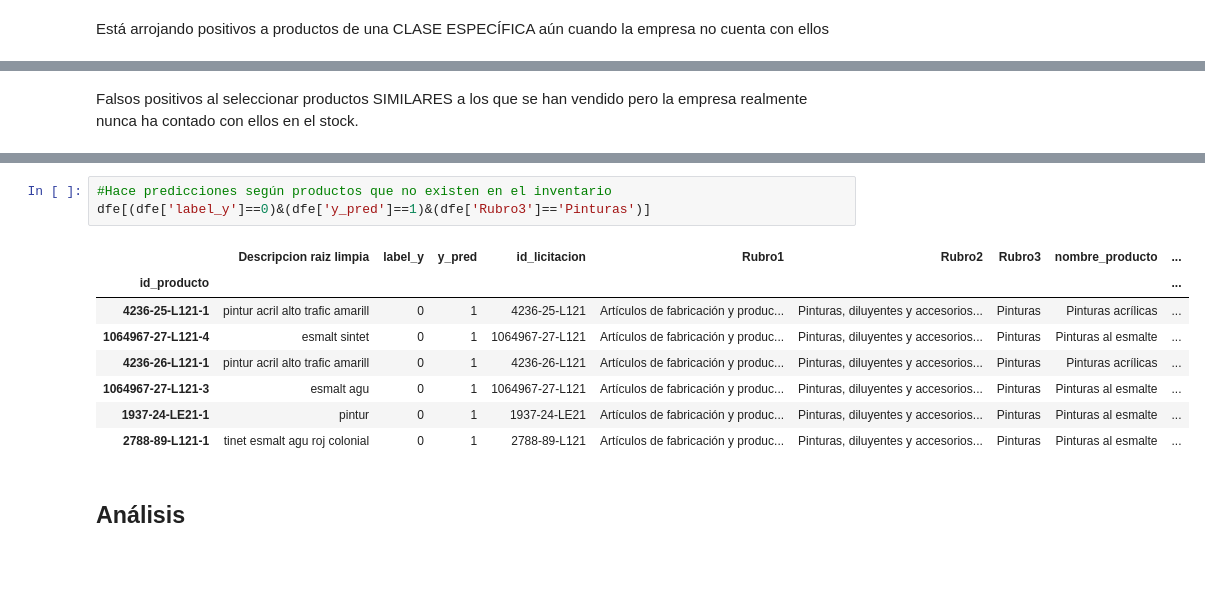
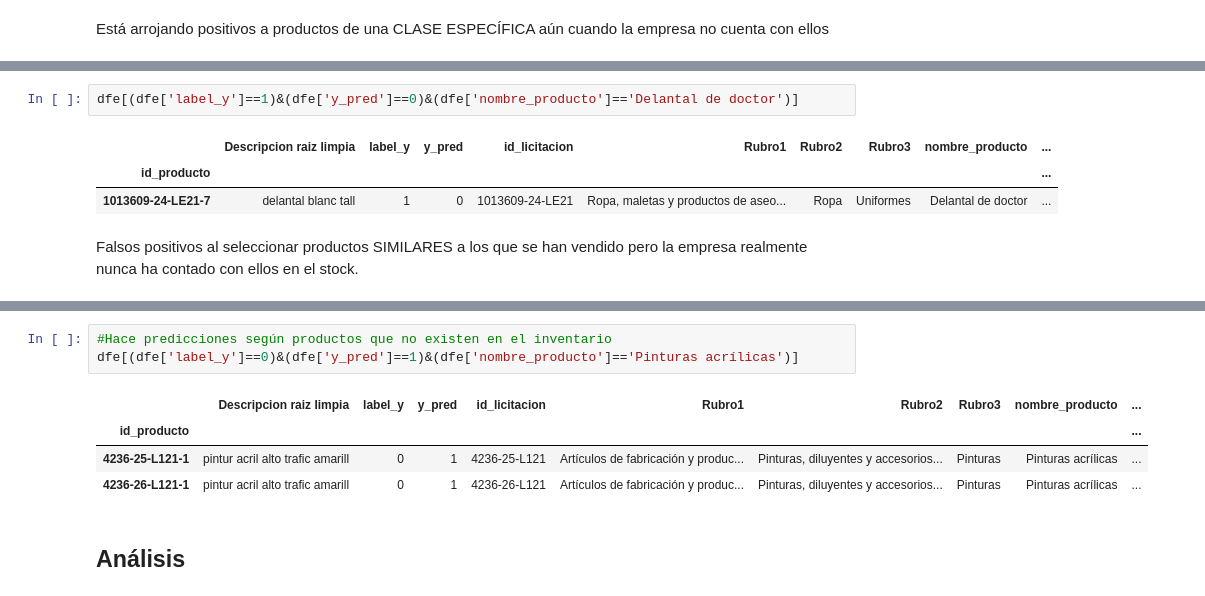
Before and after one commit to metalkutz/juanito_v2.0, a Jupyter notebook: Modelos/mod_reg_logist.ipynb, the cells around one changed output, grey strips where cells are left out. Cells and saved outputs as stored; diff of their text form; blank space fills up the shorter version.

```diff
--- a/Modelos/mod_reg_logist.ipynb
+++ b/Modelos/mod_reg_logist.ipynb
@@ -419,6 +402,12 @@ dfe[(dfe['label_y']==0)&(dfe['y_pred']==1) & (dfe.descripcion.str.contains('PINT
 | 4236-26-L121-1 | pintur acril alto trafic amarill | 0 | 1 | 4236-26-L121 | Artículos de fabricación y produc... | Pinturas, diluyentes y accesorios... | Pinturas | Pinturas acrílicas | ... |
 | 1937-24-LE21-1 | pintur | 0 | 1 | 1937-24-LE21 | Artículos de fabricación y produc... | Pinturas, diluyentes y accesorios... | Pinturas | Pinturas al esmalte | ... |
 | 2377-245-L121-1 | repuest equip pintur segun list a... | 0 | 1 | 2377-245-L121 | Artículos de fabricación y produc... | Artículos de ferretería | Accesorios de Ferretería | Kits de montaje | ... |
+# %%
+dfe[(dfe['label_y']==1)&(dfe['y_pred']==0)&(dfe['nombre_producto']=='Delantal de doctor')]
+# %% [output]
+|  | Descripcion raiz limpia | label_y | y_pred | id_licitacion | Rubro1 | Rubro2 | Rubro3 | nombre_producto | ... |
+| id_producto |  |  |  |  |  |  |  |  | ... |
+| 1013609-24-LE21-7 | delantal blanc tall | 1 | 0 | 1013609-24-LE21 | Ropa, maletas y productos de aseo... | Ropa | Uniformes | Delantal de doctor | ... |
 # %% [markdown]
 Falsos positivos al seleccionar productos SIMILARES
 a los que se han vendido pero la empresa realmente nunca ha contado con ellos en el stock.
@@ -435,16 +424,12 @@ dfe[(dfe['label_y']==1)&(dfe['y_pred']==1)&(dfe['Rubro3']=='Pinturas')]
 | 3540-88-L121-16 | galon pintur sintet amarill agu | 1 | 1 | 3540-88-L121 | Artículos de fabricación y produc... | Pinturas, diluyentes y accesorios... | Pinturas | Pinturas al esmalte | ... |
 # %%
 #Hace predicciones según productos que no existen en el inventario
-dfe[(dfe['label_y']==0)&(dfe['y_pred']==1)&(dfe['Rubro3']=='Pinturas')]
+dfe[(dfe['label_y']==0)&(dfe['y_pred']==1)&(dfe['nombre_producto']=='Pinturas acrílicas')]
 # %% [output]
 |  | Descripcion raiz limpia | label_y | y_pred | id_licitacion | Rubro1 | Rubro2 | Rubro3 | nombre_producto | ... |
 | id_producto |  |  |  |  |  |  |  |  | ... |
 | 4236-25-L121-1 | pintur acril alto trafic amarill | 0 | 1 | 4236-25-L121 | Artículos de fabricación y produc... | Pinturas, diluyentes y accesorios... | Pinturas | Pinturas acrílicas | ... |
-| 1064967-27-L121-4 | esmalt sintet | 0 | 1 | 1064967-27-L121 | Artículos de fabricación y produc... | Pinturas, diluyentes y accesorios... | Pinturas | Pinturas al esmalte | ... |
 | 4236-26-L121-1 | pintur acril alto trafic amarill | 0 | 1 | 4236-26-L121 | Artículos de fabricación y produc... | Pinturas, diluyentes y accesorios... | Pinturas | Pinturas acrílicas | ... |
-| 1064967-27-L121-3 | esmalt agu | 0 | 1 | 1064967-27-L121 | Artículos de fabricación y produc... | Pinturas, diluyentes y accesorios... | Pinturas | Pinturas al esmalte | ... |
-| 1937-24-LE21-1 | pintur | 0 | 1 | 1937-24-LE21 | Artículos de fabricación y produc... | Pinturas, diluyentes y accesorios... | Pinturas | Pinturas al esmalte | ... |
-| 2788-89-L121-1 | tinet esmalt agu roj colonial | 0 | 1 | 2788-89-L121 | Artículos de fabricación y produc... | Pinturas, diluyentes y accesorios... | Pinturas | Pinturas al esmalte | ... |
 # %% [markdown]
 ## Análisis
 # %% [markdown]
```
Also changed, not shown: parts of 2 cells of this notebook, 1 other file.
